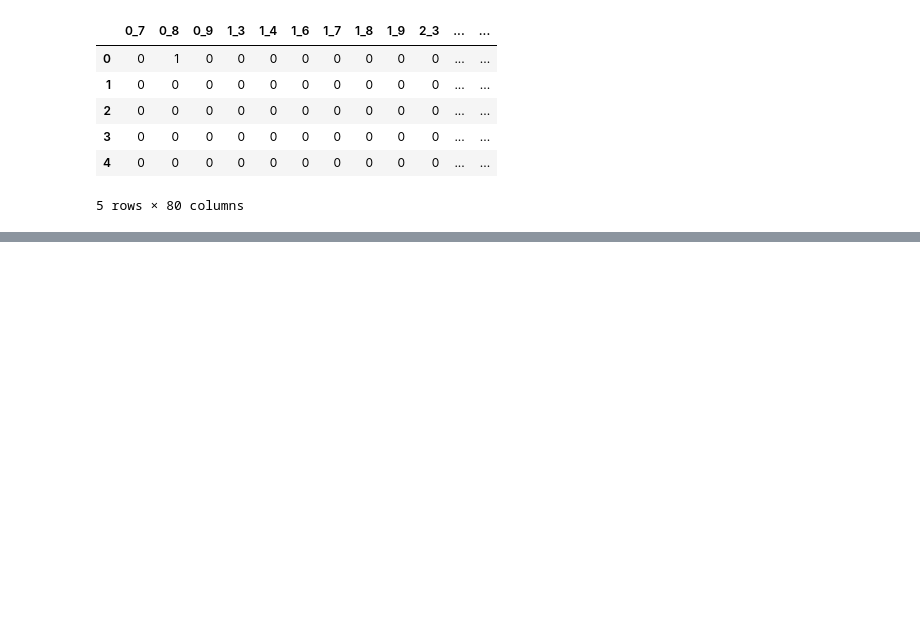
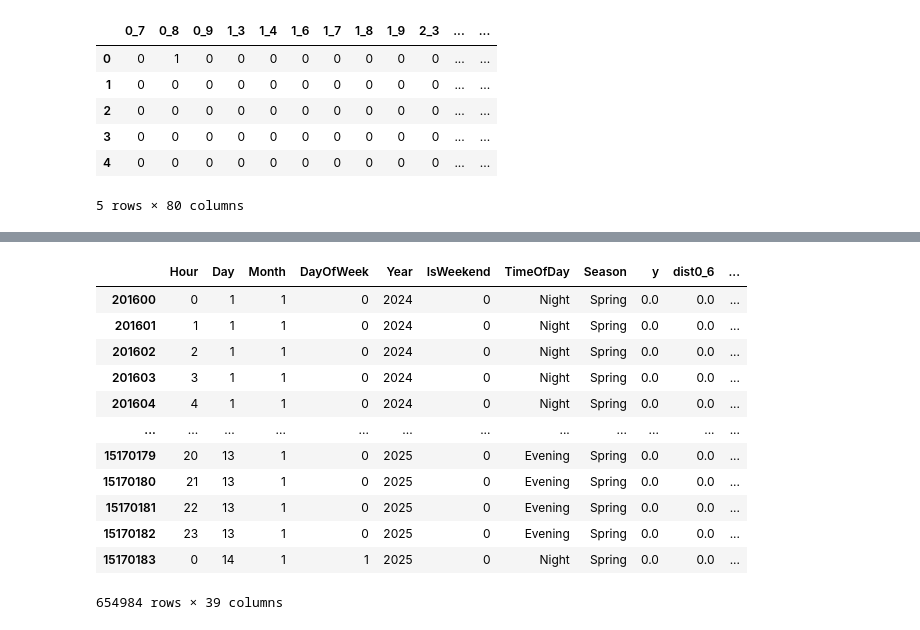
Before and after one commit to liuyc18/pred-pol, a Jupyter notebook: src/feature_engineering.ipynb, the cells around one changed output, grey strips where cells are left out. Cells and saved outputs as stored; diff of their text form; code cells hidden in the pictures; blank space fills up the shorter version.

```diff
--- a/src/feature_engineering.ipynb
+++ b/src/feature_engineering.ipynb
@@ -118,0 +120,18 @@ df_feature
+# %%
+df_feature = df_feature[df_feature['Year'] > 2023].copy()
+df_feature.to_csv(config.TRAIN_FILE_FEATURE, index=False)
+df_feature
+# %% [output]
+|  | Hour | Day | Month | DayOfWeek | Year | IsWeekend | TimeOfDay | Season | y | dist0_6 | ... |
+| 201600 | 0 | 1 | 1 | 0 | 2024 | 0 | Night | Spring | 0.0 | 0.0 | ... |
+| 201601 | 1 | 1 | 1 | 0 | 2024 | 0 | Night | Spring | 0.0 | 0.0 | ... |
+| 201602 | 2 | 1 | 1 | 0 | 2024 | 0 | Night | Spring | 0.0 | 0.0 | ... |
+| 201603 | 3 | 1 | 1 | 0 | 2024 | 0 | Night | Spring | 0.0 | 0.0 | ... |
+| 201604 | 4 | 1 | 1 | 0 | 2024 | 0 | Night | Spring | 0.0 | 0.0 | ... |
+| ... | ... | ... | ... | ... | ... | ... | ... | ... | ... | ... | ... |
+| 15170179 | 20 | 13 | 1 | 0 | 2025 | 0 | Evening | Spring | 0.0 | 0.0 | ... |
+| 15170180 | 21 | 13 | 1 | 0 | 2025 | 0 | Evening | Spring | 0.0 | 0.0 | ... |
+| 15170181 | 22 | 13 | 1 | 0 | 2025 | 0 | Evening | Spring | 0.0 | 0.0 | ... |
+| 15170182 | 23 | 13 | 1 | 0 | 2025 | 0 | Evening | Spring | 0.0 | 0.0 | ... |
+| 15170183 | 0 | 14 | 1 | 1 | 2025 | 0 | Night | Spring | 0.0 | 0.0 | ... |
+654984 rows × 39 columns
```
Also changed, not shown: parts of 3 cells of this notebook.
